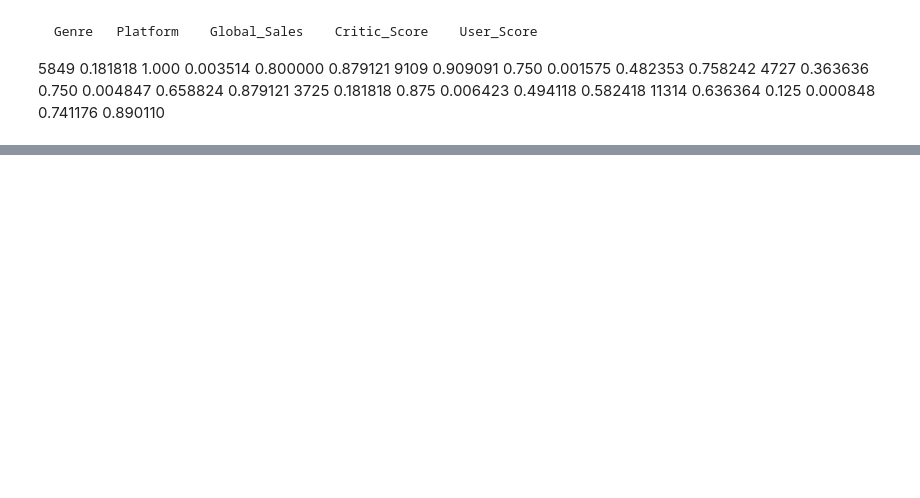
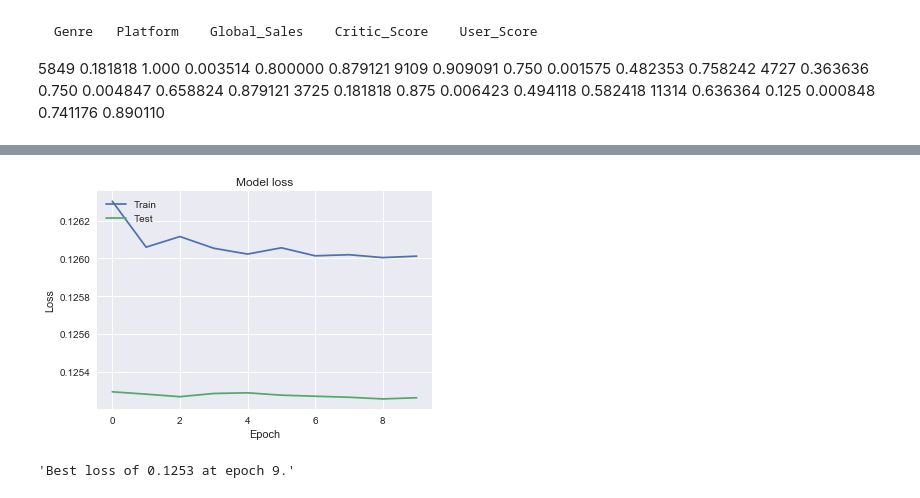
Before and after one commit to bverkennes/VideoGamesSales-NNSM, a Jupyter notebook: Video Games - Neural Network.ipynb, the cells around one changed output, grey strips where cells are left out. Cells and saved outputs as stored; diff of their text form; code cells hidden in the pictures; blank space fills up the shorter version.

```diff
--- a/Video Games - Neural Network.ipynb
+++ b/Video Games - Neural Network.ipynb
@@ -363,0 +437,14 @@ array([[ 0.81144166,  0.81333399,  0.809228  ,  0.80840397,  0.81192935,
+# %%
+channel_list = [c['name'] for c in slack.channels.list().body['channels']]
+
+reporting_channel = 'training_report'
+
+if reporting_channel not in channel_list:
+    slack.channels.create('training_report')
+
+cid = slack.channels.get_channel_id('training_report')
+r = slack.channels.set_purpose(
+    cid, 'Report progress while training machine learning models')
+r = slack.channels.set_topic(cid, 'Progress Monitoring')
+r = slack.channels.info(cid).body
+r['channel']['latest']
@@ -363,0 +458,15 @@ array([[ 0.81144166,  0.81333399,  0.809228  ,  0.80840397,  0.81192935,
+# %%
+from keras.callbacks import Callback
+from datetime import datetime
+
+
+def report_stats(text, channel):
+    """Report training stats"""
+    r = slack.chat.post_message(channel=channel, text=text,
+                                username='Training Report',
+                                icon_emoji=':clipboard:')
+
+    if r.successful:
+        return True
+    else:
+        return r.error
@@ -363,0 +518,6 @@ array([[ 0.81144166,  0.81333399,  0.809228  ,  0.80840397,  0.81192935,
+# %%
+import tensorflow as tf
+updater = SlackUpdate(channel=reporting_channel)
+
+# Fit the model for 10 epochs
+history = model.fit(X_train2, y_train2, validation_split=0.2, epochs=10, batch_size=512, callbacks=[updater])
@@ -363,0 +542,25 @@ array([[ 0.81144166,  0.81333399,  0.809228  ,  0.80840397,  0.81192935,
+# %%
+# Plot training & validation loss values
+plt.plot(history.history['loss'])
+plt.plot(history.history['val_loss'])
+plt.title('Model loss')
+plt.ylabel('Loss')
+plt.xlabel('Epoch')
+plt.legend(['Train', 'Test'], loc='upper left')
+plt.savefig('training_curves.png')
+plt.show()
+# %% [output]
+[figure, added]
+# %%
+# Find minimum loss
+min_loss = min(history.history['val_loss'])
+best_epoch = np.argmin(history.history['val_loss']) + 1
+
+# Upload file
+comment = f"Best loss of {min_loss:.4f} at epoch {best_epoch}."
+r = slack.files.upload(file_='training_curves.png', title="Training Curves", channels=[reporting_channel],
+                       initial_comment=comment)
+r = slack.channels.info(cid).body
+r['channel']['latest']['text']
+# %% [output]
+'Best loss of 0.1253 at epoch 9.'
```
Also changed, not shown: parts of 16 cells of this notebook.
